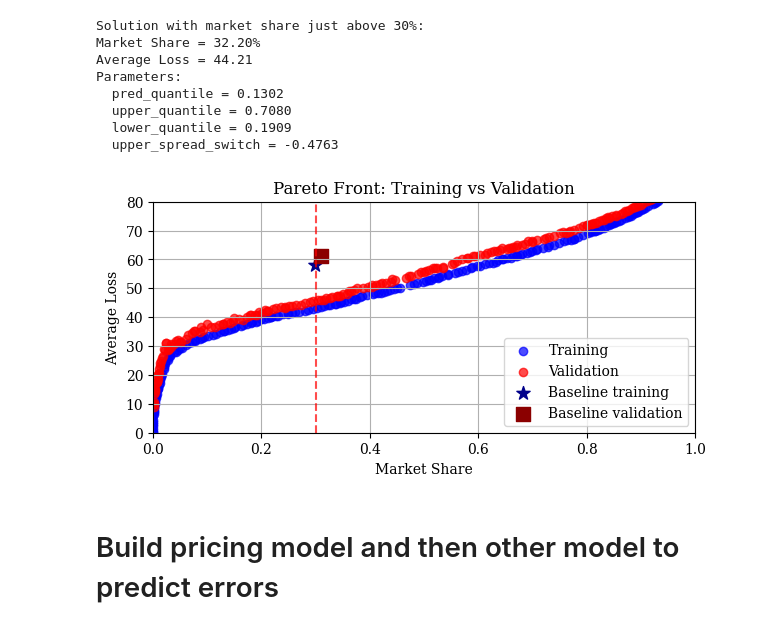
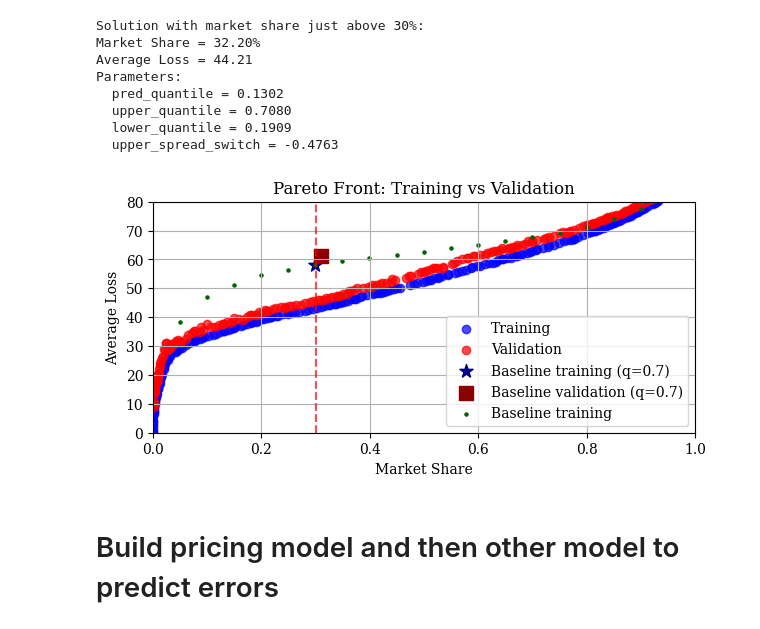
Before and after one commit to paa27/auto-insurance, a Jupyter notebook: notebooks/exploratory/exploratory_analysis_2.ipynb, the cells around one changed output. Saved outputs shown, nothing was run; the diff lists cells and outputs as text; code cells hidden in the pictures.

```diff
--- a/notebooks/exploratory/exploratory_analysis_2.ipynb
+++ b/notebooks/exploratory/exploratory_analysis_2.ipynb
@@ -788,24 +788,30 @@ validation_problem = PricingOptimizationProblem(pricing_model, X_val, y_val)
 val_f_values = np.zeros((len(res.X), 2))
 out_val = {"F": val_f_values}
 validation_problem._evaluate(res.X, out_val)
+# %%
+y_train_quantiles = [model_.predict(xgb.DMatrix(X_train)) for model_ in pricing_model.base_models.values()]
+loss_and_share = [utils.metrics(y_train_quantiles[i], y_train) for i in range(len(y_train_quantiles))]
+loss_train = [loss_and_share[i][0] for i in range(len(loss_and_share))]
+share_train = [loss_and_share[i][1] for i in range(len(loss_and_share))]
 # %%
 # Plot Pareto fronts for both training and validation
 plt.figure(figsize=(7, 3))
 plt.scatter(-res.F[:, 1], res.F[:, 0], label='Training', alpha=0.7, color='blue')
 plt.scatter(-out_val["F"][:, 1], out_val["F"][:, 0], label='Validation', alpha=0.7, color='red')
 plt.xlabel('Market Share')
 plt.ylabel('Average Loss')
 plt.title('Pareto Front: Training vs Validation')
 plt.axvline(x=0.3, color='red', linestyle='--', alpha=0.7)
-plt.scatter(market_share_train, avg_loss_train, color='darkblue', label='Baseline training', marker='*', s=100)
-plt.scatter(market_share_val, avg_loss_val, color='darkred', label='Baseline validation', marker='s', s=100)
+plt.scatter(market_share_train, avg_loss_train, color='darkblue', label='Baseline training (q=0.7)', marker='*', s=100)
+plt.scatter(market_share_val, avg_loss_val, color='darkred', label='Baseline validation (q=0.7)', marker='s', s=100)
+plt.scatter(share_train, loss_train, color='darkgreen', label='Baseline training', marker='.', s=20)
 plt.ylim(0, 80)
 plt.xlim(0, 1)
 plt.legend()
 plt.grid(True)
 plt.show()
 # %% [output]
-[figure, old version]
+[figure, new version]
 # %% [markdown]
 # Build pricing model and then other model to predict errors
 # %%
```
Also changed, not shown: 1 other file.
